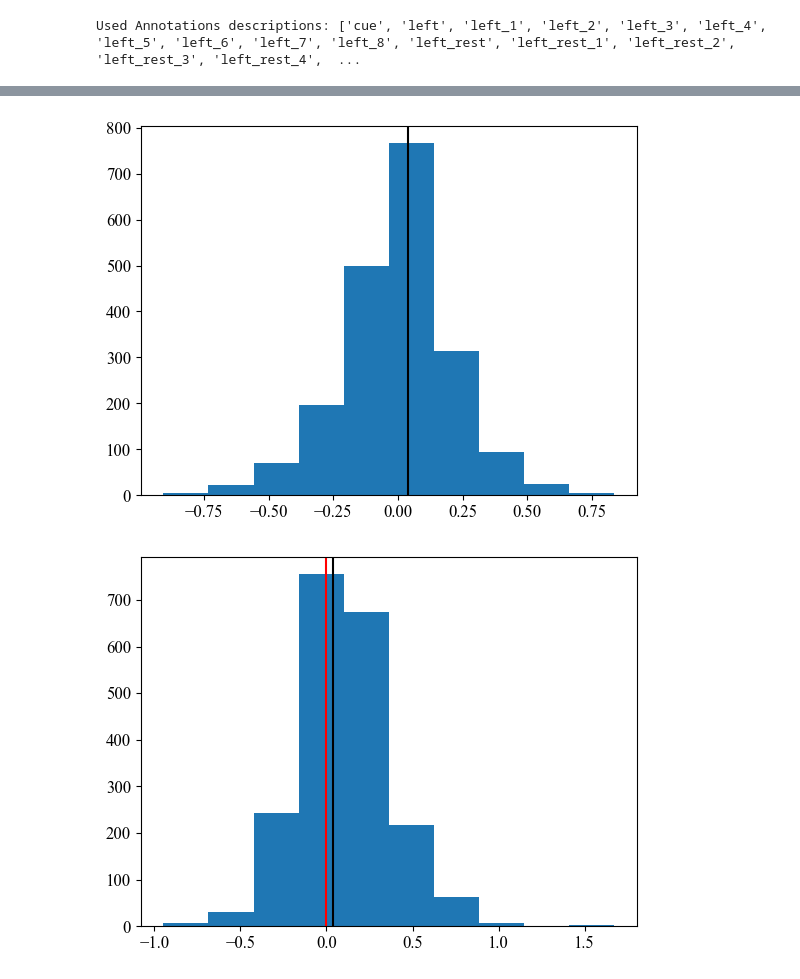
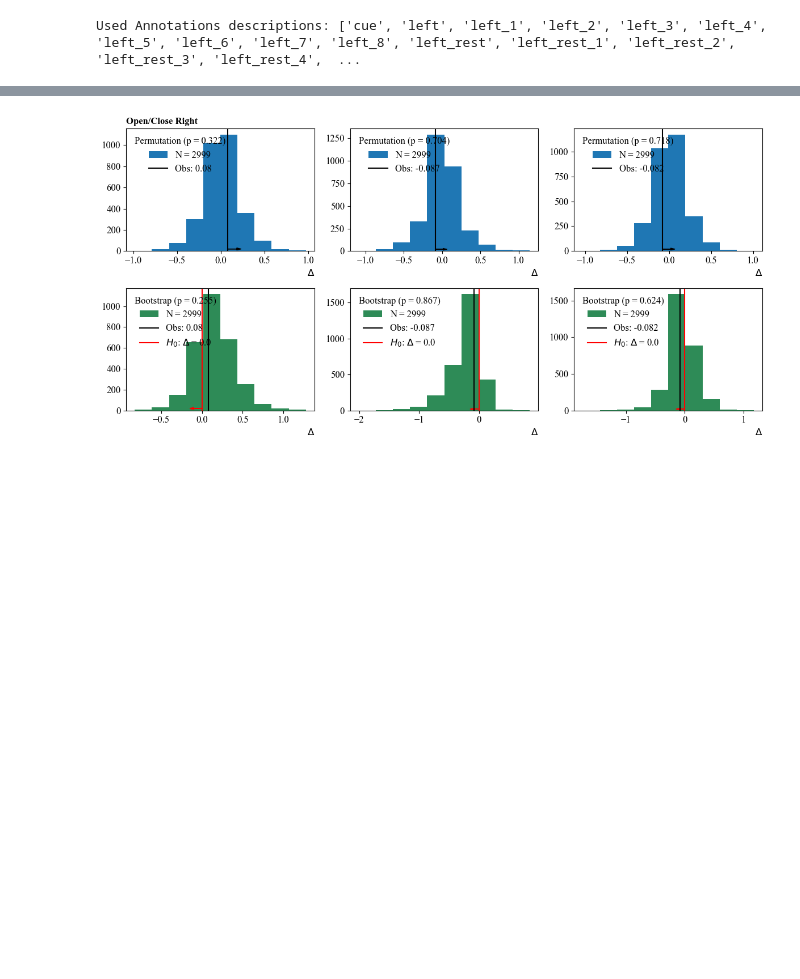
Before and after one commit to S-Shah-Lab/eeg_tools, a Jupyter notebook: tool_develop_motorimagery.ipynb, the cells around one changed output, grey strips where cells are left out. Drawn from its saved outputs; the diff is of its cells as text; code cells hidden in the pictures; blank space fills up the shorter version.

```diff
--- a/tool_develop_motorimagery.ipynb
+++ b/tool_develop_motorimagery.ipynb
@@ -818,48 +488,49 @@ r2_left_beta = STAT.DifferenceOfR2(x, isTreatment)
 # %%
+plt.figure(figsize=(12,6))
 # RIGHT HAND Statistical Test begins
-x = np.vstack([psds_right_rest, psds_right])
+x = np.vstack([psds_right_rest, psds_right]) #(trial, ch, bin)
 # Generate labels for rest (True) and task (False)
-isTreatment = np.arange(x.shape[0]) < psds_right_rest.shape[0]
+isTreatment = np.arange(x.shape[0]) < psds_right_rest.shape[0] #(trial,)
 isContrast = isLeft
 
 # Theta frequency band
 STAT = mi.Stats(ch_set=ch_setSLAP, dict_symm=eeg_dict.dict_symm, isContralat=isContrast, bins=bins_ticks, custom_bins='theta')
+r2_right_theta = STAT.DifferenceOfR2(x, isTreatment)
 if perm_bool:
+    plt.subplot(231)
+    plt.title(r'Open/Close Right', fontsize=12, weight='bold', loc='left')
     p = STAT.ApproxPermutationTest(x=x, isTreatment=isTreatment, stat=STAT.DifferenceOfSumsR2, nSimulations=N, plot=True)
     p_right.append(p)
-    #labels.append(r'4-7 Hz (P)')
 if boot_bool:
+    plt.subplot(234)
     p = STAT.BootstrapTest(x=x, isTreatment=isTreatment, stat=STAT.DifferenceOfSumsR2, nSimulations=N, nullHypothesisStatValue=0.0, plot=True)
     p_right.append(p)
-    #labels.append(r'4-7 Hz (B)')
-
-r2_right_theta = STAT.DifferenceOfR2(x, isTreatment)
 
 # Alpha frequency band
 STAT = mi.Stats(ch_set=ch_setSLAP, dict_symm=eeg_dict.dict_symm, isContralat=isContrast, bins=bins_ticks, custom_bins='alpha')
+r2_right_alpha = STAT.DifferenceOfR2(x, isTreatment)
 if perm_bool:
+    plt.subplot(232)
     p = STAT.ApproxPermutationTest(x=x, isTreatment=isTreatment, stat=STAT.DifferenceOfSumsR2, nSimulations=N, plot=True)
     p_right.append(p)
-    #labels.append(r'8-12 Hz (P)')
 if boot_bool:
+    plt.subplot(235)
     p = STAT.BootstrapTest(x=x, isTreatment=isTreatment, stat=STAT.DifferenceOfSumsR2, nSimulations=N, nullHypothesisStatValue=0.0, plot=True)
     p_right.append(p)
-    #labels.append(r'8-12 Hz (B)')
-
-r2_right_alpha = STAT.DifferenceOfR2(x, isTreatment)
 
 # Beta frequency band
 STAT = mi.Stats(ch_set=ch_setSLAP, dict_symm=eeg_dict.dict_symm, isContralat=isContrast, bins=bins_ticks, custom_bins='beta')
+r2_right_beta = STAT.DifferenceOfR2(x, isTreatment)
 if perm_bool:
+    plt.subplot(233)
     p = STAT.ApproxPermutationTest(x=x, isTreatment=isTreatment, stat=STAT.DifferenceOfSumsR2, nSimulations=N, plot=True)
     p_right.append(p)
-    #labels.append(r'13-30 Hz (P)')
 if boot_bool:
+    plt.subplot(236)
     p = STAT.BootstrapTest(x=x, isTreatment=isTreatment, stat=STAT.DifferenceOfSumsR2, nSimulations=N, nullHypothesisStatValue=0.0, plot=True)
     p_right.append(p)
-    #labels.append(r'13-30 Hz (B)')
 
-r2_right_beta = STAT.DifferenceOfR2(x, isTreatment)
+plt.tight_layout()
+plt.show()
 # %% [output]
-[figure, old version]
+[figure, new version]
-[figure, removed]
```
Also changed, not shown: parts of 29 cells of this notebook, 2 other files.
